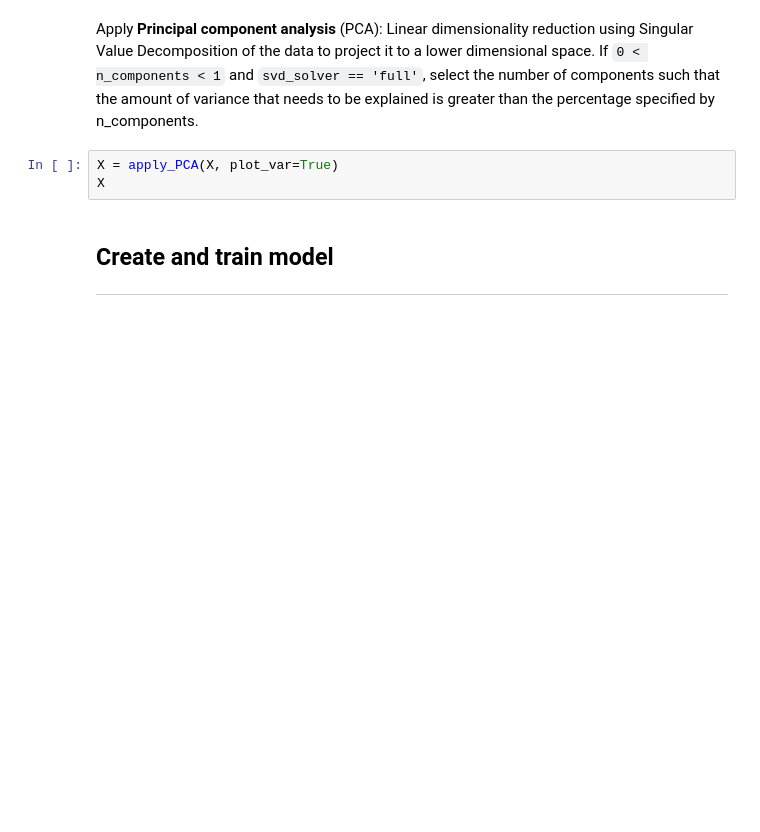
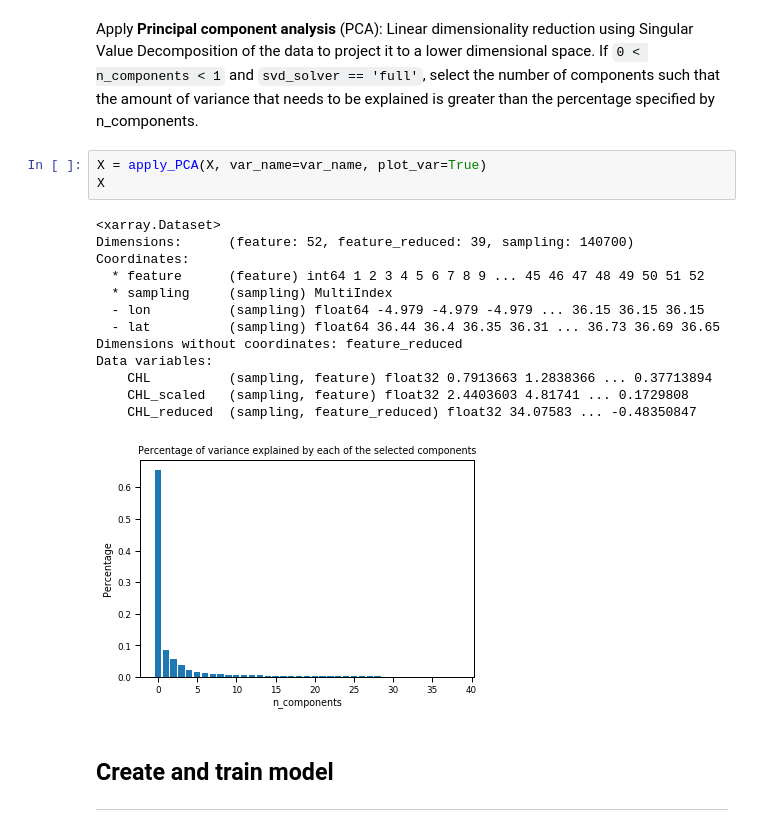
Before and after one commit to euroargodev/BlueCloud, a Jupyter notebook: ModelDevelopment_OceanRegimes.ipynb, the cells around one changed output. Saved outputs shown, nothing was run; the diff lists cells and outputs as text; blank space fills up the shorter version.

```diff
--- a/ModelDevelopment_OceanRegimes.ipynb
+++ b/ModelDevelopment_OceanRegimes.ipynb
@@ -215,8 +218,22 @@ Apply __Principal component analysis__ (PCA):
 Linear dimensionality reduction using Singular Value Decomposition of the data to project it to a lower dimensional space.
 If `0 < n_components < 1` and `svd_solver == 'full'`, select the number of components such that the amount of variance that needs to be explained is greater than the percentage specified by n_components.
 # %%
-X = apply_PCA(X, plot_var=True)
+X = apply_PCA(X, var_name=var_name, plot_var=True)
 X
+# %% [output]
+<xarray.Dataset>
+Dimensions:      (feature: 52, feature_reduced: 39, sampling: 140700)
+Coordinates:
+  * feature      (feature) int64 1 2 3 4 5 6 7 8 9 ... 45 46 47 48 49 50 51 52
+  * sampling     (sampling) MultiIndex
+  - lon          (sampling) float64 -4.979 -4.979 -4.979 ... 36.15 36.15 36.15
+  - lat          (sampling) float64 36.44 36.4 36.35 36.31 ... 36.73 36.69 36.65
+Dimensions without coordinates: feature_reduced
+Data variables:
+    CHL          (sampling, feature) float32 0.7913663 1.2838366 ... 0.37713894
+    CHL_scaled   (sampling, feature) float32 2.4403603 4.81741 ... 0.1729808
+    CHL_reduced  (sampling, feature_reduced) float32 34.07583 ... -0.48350847
+[figure, added]
 # %% [markdown]
 ## Create and train model
 ***
```
Also changed, not shown: parts of 5 cells of this notebook, 1 other file.
